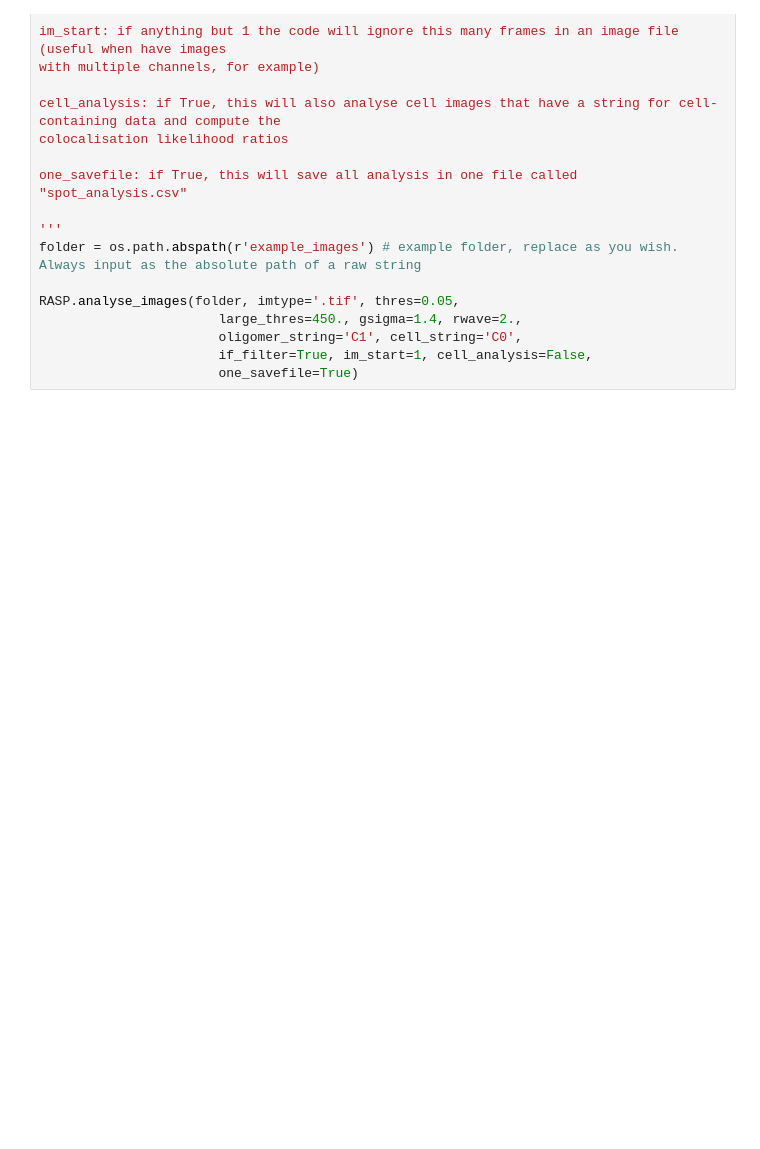
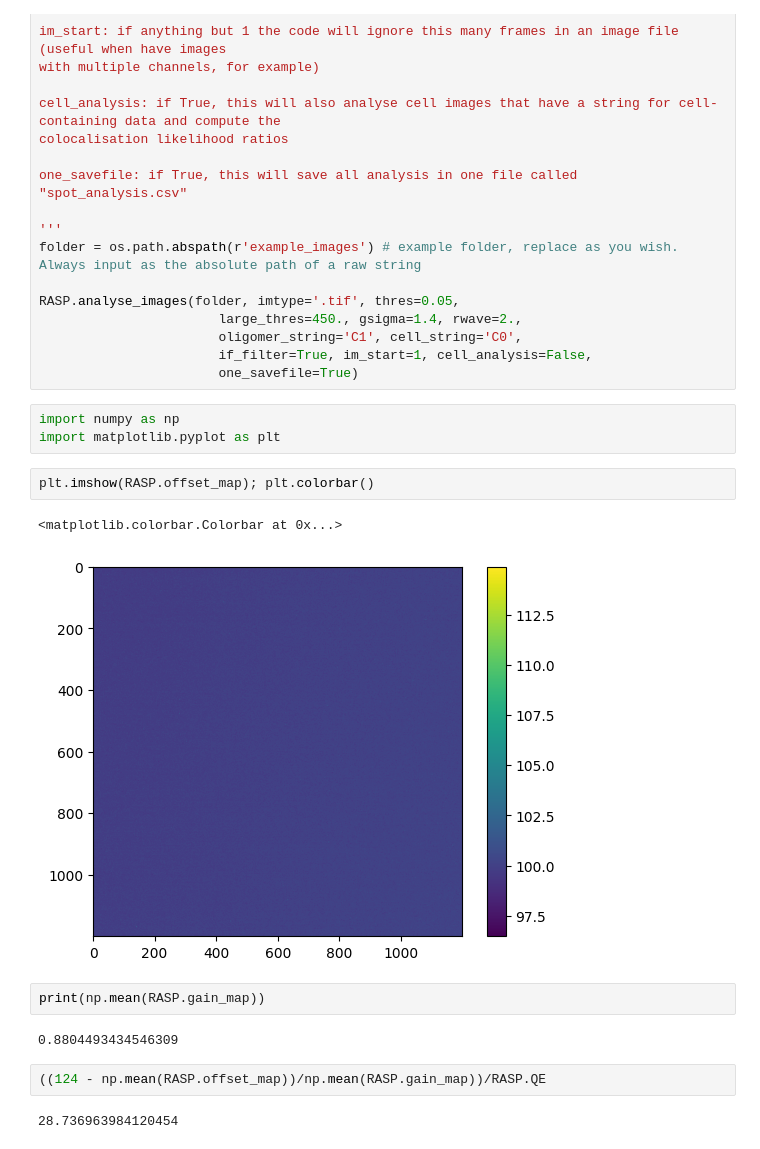
Before and after one commit to TheLeeLab/pyRASP, a Jupyter notebook: pyRASP_Example_ImageFolderAnalysis.ipynb, the cells around one changed output. Drawn from its saved outputs; the diff is of its cells as text; blank space fills up the shorter version.

```diff
--- a/pyRASP_Example_ImageFolderAnalysis.ipynb
+++ b/pyRASP_Example_ImageFolderAnalysis.ipynb
@@ -35,3 +35,19 @@ RASP.analyse_images(folder, imtype='.tif', thres=0.05,
                        oligomer_string='C1', cell_string='C0',
                        if_filter=True, im_start=1, cell_analysis=False,
                        one_savefile=True)
+# %%
+import numpy as np
+import matplotlib.pyplot as plt
+# %%
+plt.imshow(RASP.offset_map); plt.colorbar()
+# %% [output]
+<matplotlib.colorbar.Colorbar at 0x...>
+[figure, added]
+# %%
+print(np.mean(RASP.gain_map))
+# %% [output]
+0.8804493434546309
+# %%
+((124 - np.mean(RASP.offset_map))/np.mean(RASP.gain_map))/RASP.QE
+# %% [output]
+28.736963984120454
```
Also changed, not shown: 6 other files.
